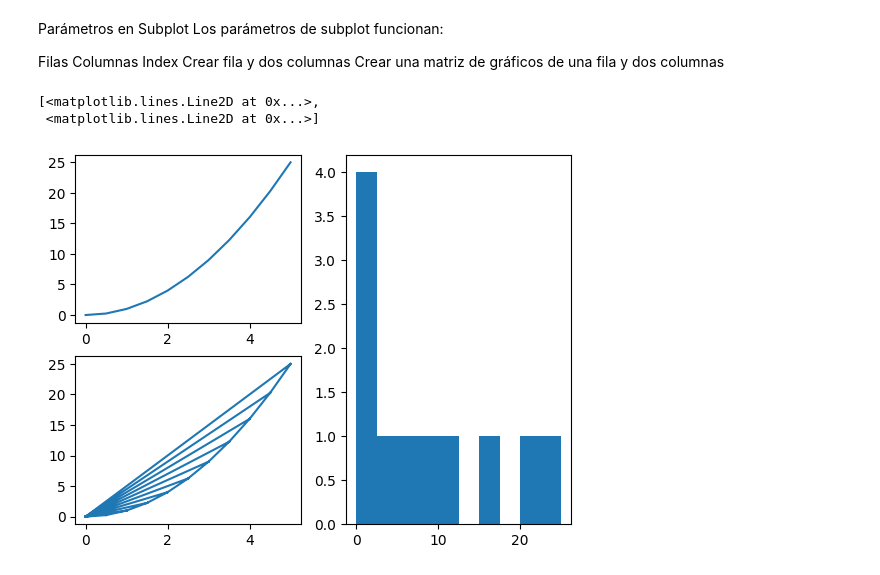
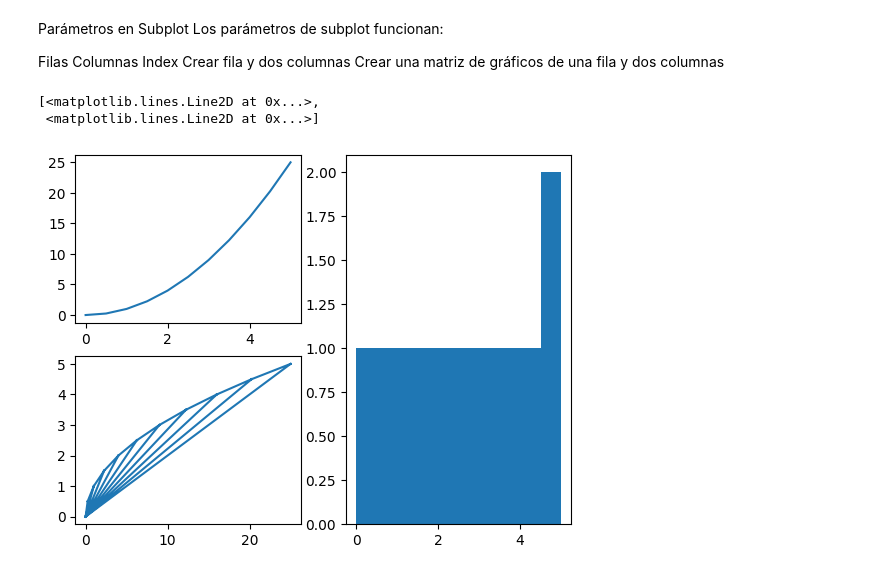
Before and after one commit to JuanDiegoZ/matplotlib, a Jupyter notebook: subplot.ipynb, the cells around one changed output. Saved outputs shown, nothing was run; the diff lists cells and outputs as text; code cells hidden in the pictures.

```diff
--- a/subplot.ipynb
+++ b/subplot.ipynb
@@ -16,11 +16,11 @@ Crear una matriz de gráficos de una fila y dos columnas
 # %%
 plt.subplot(2,2,1)
 plt.plot(x,y)
 plt.subplot(1,2,2)
-plt.hist(y)
+plt.hist(x)
 plt.subplot(2,2,3)
-plt.triplot(x,y)
+plt.triplot(y,x)
 # %% [output]
 [<matplotlib.lines.Line2D at 0x...>,
  <matplotlib.lines.Line2D at 0x...>]
-[figure, old version]
+[figure, new version]
```
Also changed, not shown: parts of 1 cell of this notebook, 3 other files.
